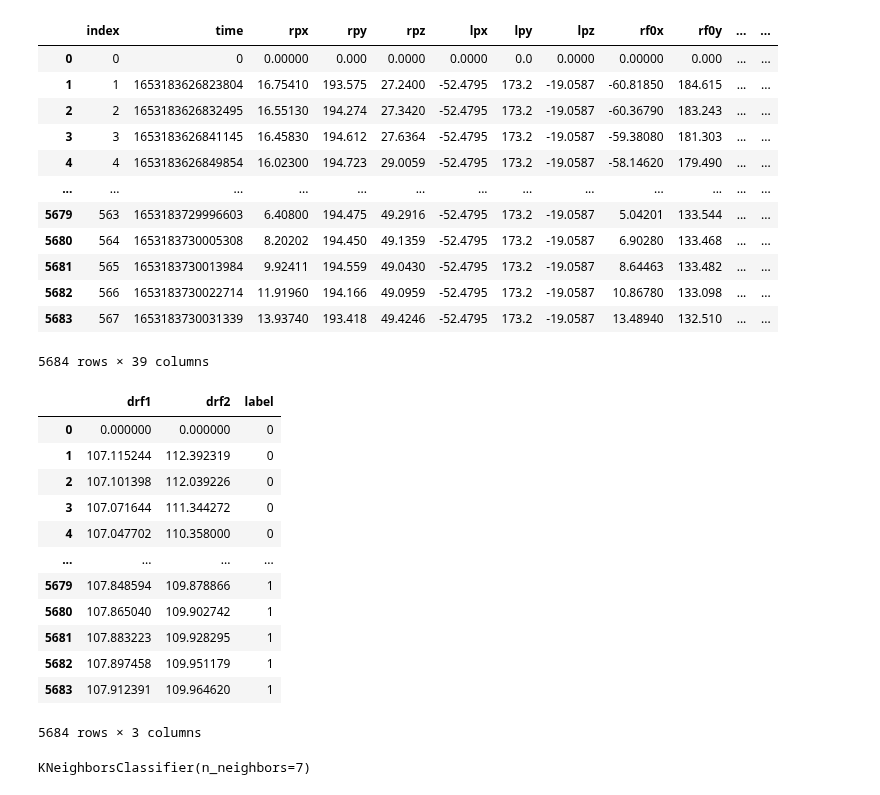
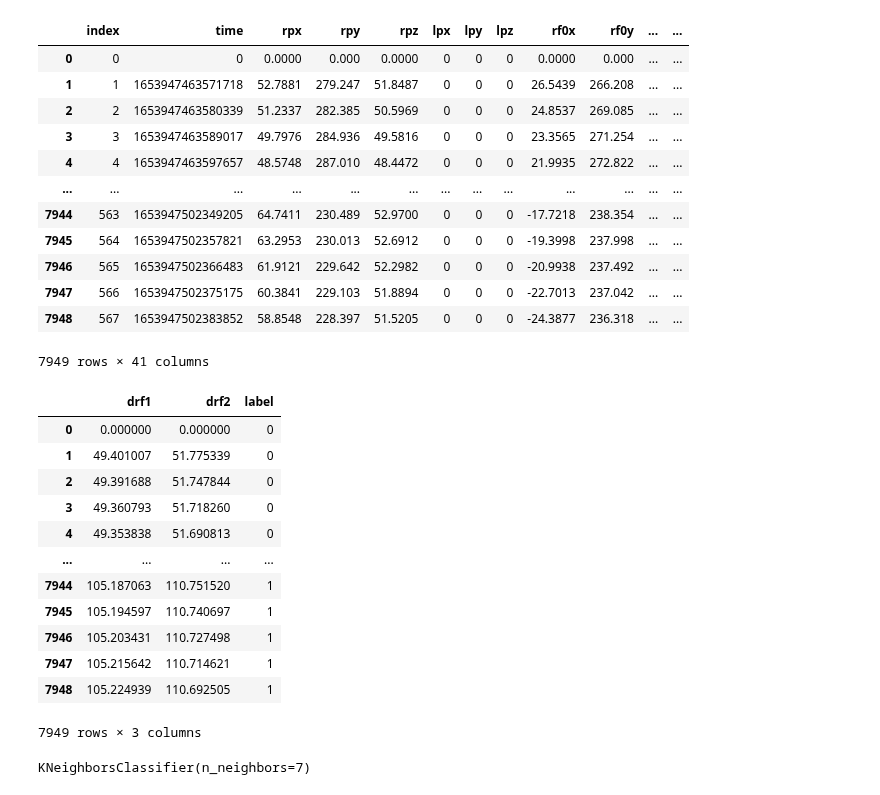
Before and after one commit to atick-faisal/Sign-Language-Recognition, a Jupyter notebook: core/src/Algorithm.ipynb, the cells around one changed output. Drawn from its saved outputs; the diff is of its cells as text; code cells hidden in the pictures.

```diff
--- a/core/src/Algorithm.ipynb
+++ b/core/src/Algorithm.ipynb
@@ -4,33 +4,48 @@ import pandas as pd
 # %%
 data_dir = "../../data/dataset/"
 subjects = os.listdir(data_dir)
-gestures = ["One", "Two"]
+gestures = ["Fist", "Palm"]
 # %%
 dataset = pd.DataFrame()
 
 for subject in subjects:
     for gesture in gestures:
         gesture_dir = os.path.join(data_dir, subject, gesture)
         recordings = os.listdir(gesture_dir)
         for recording in recordings:
             file_path = os.path.join(gesture_dir, recording)
             data = pd.read_csv(file_path)
+
+            # ... calculating distance of the index finger
+            data["drf1"] = ((data["rf1x"] - data["rpx"]).pow(2) + \
+                    (data["rf1y"] - data["rpy"]).pow(2) + \
+                    (data["rf1z"] - data["rpz"]).pow(2)).pow(0.5)
+
+            # ... calculating distance of the middle finger
+            data["drf2"] = ((data["rf2x"] - data["rpx"]).pow(2) + \
+                    (data["rf2y"] - data["rpy"]).pow(2) + \
+                    (data["rf2z"] - data["rpz"]).pow(2)).pow(0.5)
+
+            # ... normalization
+            # data = (data - data.min()) / (data.max() - data.min())
+
             data["label"] = gestures.index(gesture)
+
             dataset = pd.concat([dataset, data])
 
 dataset.reset_index(inplace=True)
 dataset
 # %% [output]
 |  | index | time | rpx | rpy | rpz | lpx | lpy | lpz | rf0x | rf0y | ... | ... |
-| 0 | 0 | 0 | 0.00000 | 0.000 | 0.0000 | 0.0000 | 0.0 | 0.0000 | 0.00000 | 0.000 | ... | ... |
-| 1 | 1 | 1653183626823804 | 16.75410 | 193.575 | 27.2400 | -52.4795 | 173.2 | -19.0587 | -60.81850 | 184.615 | ... | ... |
-| 2 | 2 | 1653183626832495 | 16.55130 | 194.274 | 27.3420 | -52.4795 | 173.2 | -19.0587 | -60.36790 | 183.243 | ... | ... |
-| 3 | 3 | 1653183626841145 | 16.45830 | 194.612 | 27.6364 | -52.4795 | 173.2 | -19.0587 | -59.38080 | 181.303 | ... | ... |
-| 4 | 4 | 1653183626849854 | 16.02300 | 194.723 | 29.0059 | -52.4795 | 173.2 | -19.0587 | -58.14620 | 179.490 | ... | ... |
+| 0 | 0 | 0 | 0.0000 | 0.000 | 0.0000 | 0 | 0 | 0 | 0.0000 | 0.000 | ... | ... |
+| 1 | 1 | 1653947463571718 | 52.7881 | 279.247 | 51.8487 | 0 | 0 | 0 | 26.5439 | 266.208 | ... | ... |
+| 2 | 2 | 1653947463580339 | 51.2337 | 282.385 | 50.5969 | 0 | 0 | 0 | 24.8537 | 269.085 | ... | ... |
+| 3 | 3 | 1653947463589017 | 49.7976 | 284.936 | 49.5816 | 0 | 0 | 0 | 23.3565 | 271.254 | ... | ... |
+| 4 | 4 | 1653947463597657 | 48.5748 | 287.010 | 48.4472 | 0 | 0 | 0 | 21.9935 | 272.822 | ... | ... |
 | ... | ... | ... | ... | ... | ... | ... | ... | ... | ... | ... | ... | ... |
-| 5679 | 563 | 1653183729996603 | 6.40800 | 194.475 | 49.2916 | -52.4795 | 173.2 | -19.0587 | 5.04201 | 133.544 | ... | ... |
-| 5680 | 564 | 1653183730005308 | 8.20202 | 194.450 | 49.1359 | -52.4795 | 173.2 | -19.0587 | 6.90280 | 133.468 | ... | ... |
-| 5681 | 565 | 1653183730013984 | 9.92411 | 194.559 | 49.0430 | -52.4795 | 173.2 | -19.0587 | 8.64463 | 133.482 | ... | ... |
-| 5682 | 566 | 1653183730022714 | 11.91960 | 194.166 | 49.0959 | -52.4795 | 173.2 | -19.0587 | 10.86780 | 133.098 | ... | ... |
-| 5683 | 567 | 1653183730031339 | 13.93740 | 193.418 | 49.4246 | -52.4795 | 173.2 | -19.0587 | 13.48940 | 132.510 | ... | ... |
+| 7944 | 563 | 1653947502349205 | 64.7411 | 230.489 | 52.9700 | 0 | 0 | 0 | -17.7218 | 238.354 | ... | ... |
+| 7945 | 564 | 1653947502357821 | 63.2953 | 230.013 | 52.6912 | 0 | 0 | 0 | -19.3998 | 237.998 | ... | ... |
+| 7946 | 565 | 1653947502366483 | 61.9121 | 229.642 | 52.2982 | 0 | 0 | 0 | -20.9938 | 237.492 | ... | ... |
+| 7947 | 566 | 1653947502375175 | 60.3841 | 229.103 | 51.8894 | 0 | 0 | 0 | -22.7013 | 237.042 | ... | ... |
+| 7948 | 567 | 1653947502383852 | 58.8548 | 228.397 | 51.5205 | 0 | 0 | 0 | -24.3877 | 236.318 | ... | ... |
-5684 rows × 39 columns
+7949 rows × 41 columns
@@ -47,20 +52,20 @@ features["drf2"] = ((dataset["rf2x"] - dataset["rpx"]).pow(2) + \
 # %%
-features["label"] = dataset["label"]
+features = dataset[["drf1", "drf2", "label"]]
 features
 # %% [output]
 |  | drf1 | drf2 | label |
 | 0 | 0.000000 | 0.000000 | 0 |
-| 1 | 107.115244 | 112.392319 | 0 |
-| 2 | 107.101398 | 112.039226 | 0 |
-| 3 | 107.071644 | 111.344272 | 0 |
-| 4 | 107.047702 | 110.358000 | 0 |
+| 1 | 49.401007 | 51.775339 | 0 |
+| 2 | 49.391688 | 51.747844 | 0 |
+| 3 | 49.360793 | 51.718260 | 0 |
+| 4 | 49.353838 | 51.690813 | 0 |
 | ... | ... | ... | ... |
-| 5679 | 107.848594 | 109.878866 | 1 |
-| 5680 | 107.865040 | 109.902742 | 1 |
-| 5681 | 107.883223 | 109.928295 | 1 |
-| 5682 | 107.897458 | 109.951179 | 1 |
-| 5683 | 107.912391 | 109.964620 | 1 |
+| 7944 | 105.187063 | 110.751520 | 1 |
+| 7945 | 105.194597 | 110.740697 | 1 |
+| 7946 | 105.203431 | 110.727498 | 1 |
+| 7947 | 105.215642 | 110.714621 | 1 |
+| 7948 | 105.224939 | 110.692505 | 1 |
-5684 rows × 3 columns
+7949 rows × 3 columns
 # %%
 from sklearn.model_selection import train_test_split
 from sklearn.neighbors import KNeighborsClassifier
```
Also changed, not shown: parts of 5 cells of this notebook, 2 other files.
